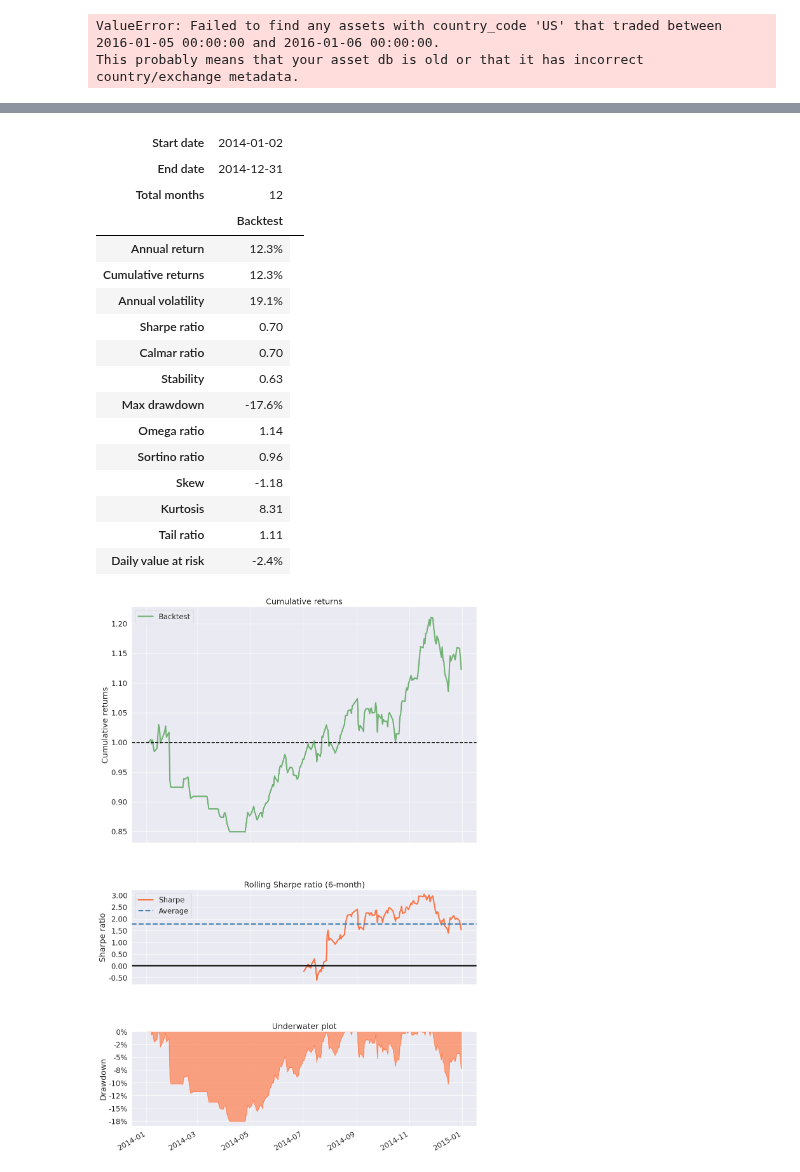
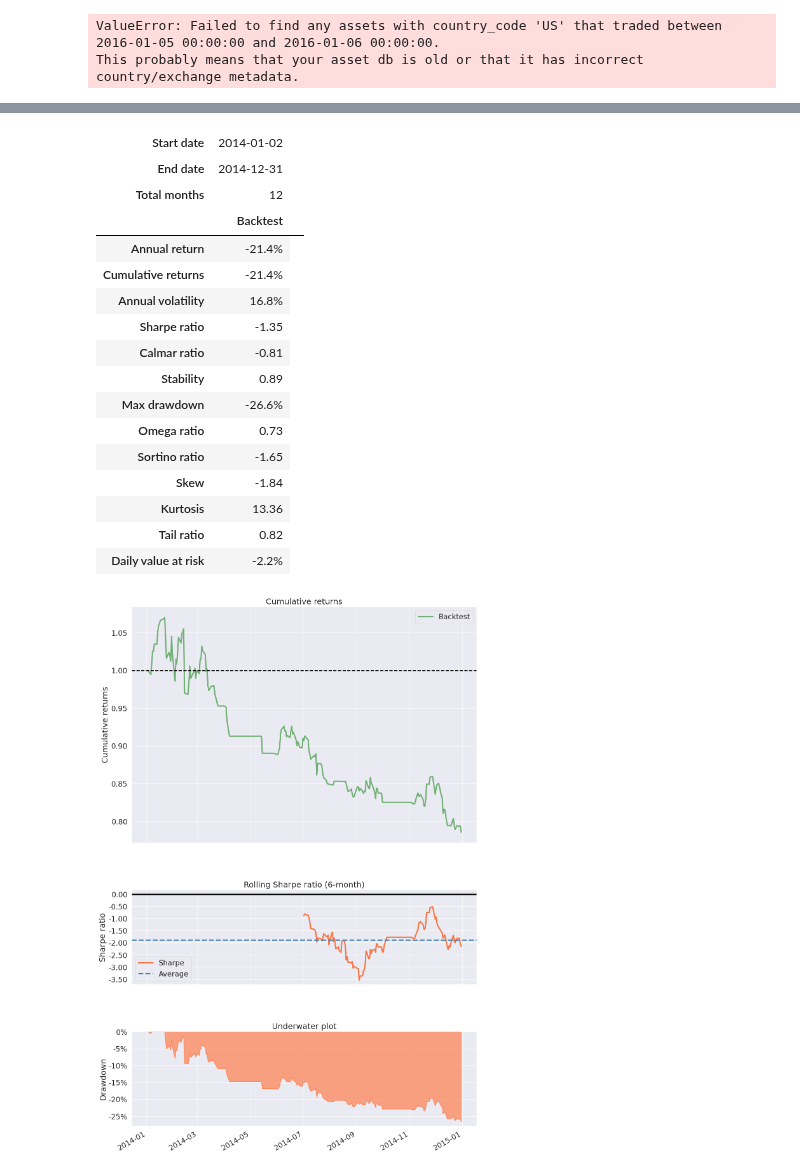
Before and after one commit to ansingh16/AI_for_trading, a Jupyter notebook: Practice/backtesting/Zipline_Pipeline.ipynb, the cells around one changed output, grey strips where cells are left out. Saved outputs shown, nothing was run; the diff lists cells and outputs as text; code cells hidden in the pictures.

Commit message:
zipline exchange problem

```diff
--- a/Practice/backtesting/Zipline_Pipeline.ipynb
+++ b/Practice/backtesting/Zipline_Pipeline.ipynb
@@ -142,22 +134,0 @@ algo = TradingAlgorithm
-# %%
-import zipline
-from zipline.data import bundles
-
-# Load the custom bundle
-bundle_name = 'eod-quotemedia'
-bundle_data = bundles.load(bundle_name)
-
-# Access the AssetFinder
-asset_finder = bundle_data.asset_finder
-
-# Get all assets in the bundle
-assets = asset_finder.retrieve_all(asset_finder.sids)
-
-# Print metadata for all assets
-for asset in assets:
-    print(f"Asset ID: {asset.sid}")
-    print(f"Symbol: {asset.symbol}")
-    print(f"Start Date: {asset.start_date}")
-    print(f"End Date: {asset.end_date}")
-    print(f"Exchange: {asset.exchange}")
-    print("---------------------------")
@@ -225,21 +148,21 @@ universe = AverageDollarVolume(window_length = 60).top(10)
 
 # Create an empty Pipeline with the given screen
 pipeline = Pipeline(screen = universe,domain=US_EQUITIES)
+# %%
+import zipline.data.bundles as bundles
+
+bundle_data = bundles.load('yahoo_NYSE')
 # %% [markdown]
 # Datasets and Dataloaders
 
 One of the features of Zipline's Pipeline is that it separates the actual source of the stock data from the abstract description of that dataset. Therefore, Zipline employs **DataSets** and **Loaders** for those datasets. `DataSets` are just abstract collections of sentinel values describing the columns/types for a particular dataset.  While a `loader` is an object which, given a request for a particular chunk of a dataset, can actually get the requested data. For example, the loader used for the `USEquityPricing` dataset, is the `USEquityPricingLoader` class. The `USEquityPricingLoader` class will delegate the loading of baselines and adjustments to lower-level subsystems that know how to get the pricing data in the default formats used by Zipline (`bcolz` for pricing data, and `SQLite` for split/merger/dividend data). As we saw in the beginning of this notebook, data bundles automatically convert the stock data into `bcolz` and `SQLite` formats. It is important to note that the `USEquityPricingLoader` class can also be used to load daily OHLCV data from other datasets, not just from the `USEquityPricing` dataset. Simliarly, it is also  possible to write different loaders for the same dataset and use those instead of the default loader. Zipline contains lots of other loaders to allow you to load data from different datasets.
 
 In the code below, we will use `USEquityPricingLoader(BcolzDailyBarWriter, SQLiteAdjustmentWriter)` to create a loader from a `bcolz` equity pricing directory and a `SQLite` adjustments path. Both the `BcolzDailyBarWriter` and `SQLiteAdjustmentWriter` determine the path of the pricing and adjustment data. Since we will be using the Quotemedia data bundle, we will use the `bundle_data.equity_daily_bar_reader` and the `bundle_data.adjustment_reader` as our `BcolzDailyBarWriter` and `SQLiteAdjustmentWriter`, respectively.
-# %%
-from zipline.pipeline.loaders import USEquityPricingLoader
-
-# Set the dataloader
-pricing_loader = USEquityPricingLoader(bundle_data.equity_daily_bar_reader, bundle_data.adjustment_reader,fx_reader=None)
 # %%
 import zipline.utils.calendar_utils as utils
 from zipline.pipeline.data import USEquityPricing
 from zipline.pipeline.engine import SimplePipelineEngine
+from zipline.data import bundles
 
 # Define the function for the get_loader parameter
 def choose_loader(column):
@@ -247,8 +170,9 @@ def choose_loader(column):
         raise Exception('Column not in USEquityPricing')
     return pricing_loader
 
+bundle_data = bundles.load('yahoo_NYSE')
 # Set the trading calendar
-trading_calendar = utils.get_calendar('XNYS')
+trading_calendar = utils.get_calendar('NYSE')
 
 # Create a Pipeline engine
 engine = SimplePipelineEngine(get_loader = choose_loader,
@@ -321,7 +269,7 @@ from datetime import datetime
 
 # Define your trading algorithm
 def initialize(context):
-    context.asset = symbol('AAPL')
+    context.asset = symbol('A')
 
     context.index_average_window = 100
 
@@ -338,44 +286,44 @@ def handle_data(context, data):
 def analyze(context,perf):
     returns, positions, transactions = pf.utils.extract_rets_pos_txn_from_zipline(perf)
 
     pf.create_simple_tear_sheet(returns)
 
 
 # Define the start and end dates for the backtest
 start = pd.Timestamp('2014-1-1').replace(tzinfo=None)
 end = pd.Timestamp('2015-1-1').replace(tzinfo=None)
 
 # Register the custom data bundle
 # Run the backtest
 data = run_algorithm(
     start=start,
     end=end,
     initialize=initialize,
     analyze=analyze,
     handle_data=handle_data,
     bundle='yahoo_NYSE',
     data_frequency='daily',
     capital_base=10000,
 )
 
 # # Print the results
 # print(data.head())
 # %% [output]
 | Start date | 2014-01-02 |  |
 | End date | 2014-12-31 |  |
 | Total months | 12 |  |
 |  | Backtest |
-| Annual return | 12.3% |
-| Cumulative returns | 12.3% |
-| Annual volatility | 19.1% |
-| Sharpe ratio | 0.70 |
-| Calmar ratio | 0.70 |
-| Stability | 0.63 |
-| Max drawdown | -17.6% |
-| Omega ratio | 1.14 |
-| Sortino ratio | 0.96 |
-| Skew | -1.18 |
-| Kurtosis | 8.31 |
-| Tail ratio | 1.11 |
-| Daily value at risk | -2.4% |
+| Annual return | -21.4% |
+| Cumulative returns | -21.4% |
+| Annual volatility | 16.8% |
+| Sharpe ratio | -1.35 |
+| Calmar ratio | -0.81 |
+| Stability | 0.89 |
+| Max drawdown | -26.6% |
+| Omega ratio | 0.73 |
+| Sortino ratio | -1.65 |
+| Skew | -1.84 |
+| Kurtosis | 13.36 |
+| Tail ratio | 0.82 |
+| Daily value at risk | -2.2% |
-[figure, old version]
+[figure, new version]
```
Also changed, not shown: parts of 9 cells of this notebook, 2 other files.
